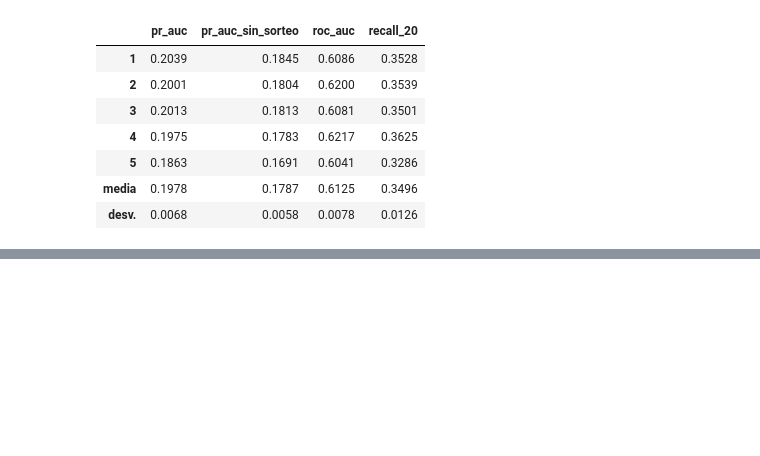
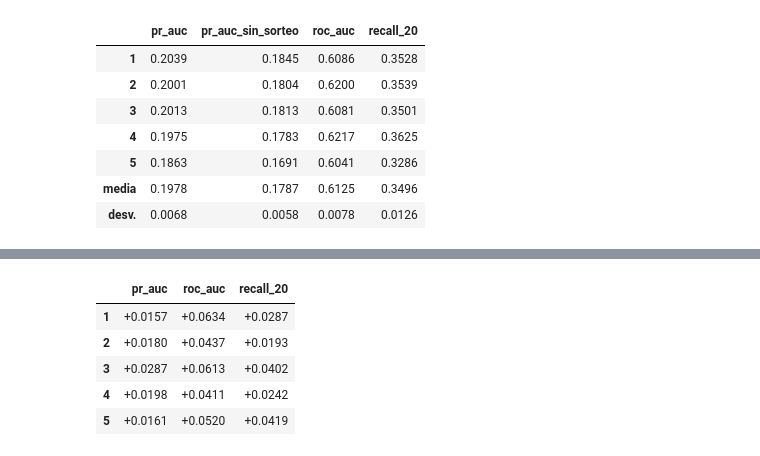
Before and after one commit to diieeguiitooo/readmision_diabetes_model, a Jupyter notebook: notebooks/01_modelo_referencia.ipynb, the cells around one changed output, grey strips where cells are left out. Drawn from its saved outputs; the diff is of its cells as text; code cells hidden in the pictures; blank space fills up the shorter version.

```diff
--- a/notebooks/01_modelo_referencia.ipynb
+++ b/notebooks/01_modelo_referencia.ipynb
@@ -367,0 +478,12 @@ El listón para la regresión logística del apartado 5 queda en PR-AUC 0,1978,
+# %%
+# Logística menos regla, pliegue a pliegue: la vuelta 1 de las dos tablas es el mismo grupo de
+# ingresos, porque las dos usan divisor. Un valor positivo es que la logística gana
+diferencias = resultados_lr[['pr_auc', 'roc_auc', 'recall_20']] - resultados_regla[['pr_auc', 'roc_auc', 'recall_20']]
+display(diferencias.style.format('{:+.4f}'))
+# %% [output]
+|  | pr_auc | roc_auc | recall_20 |
+| 1 | +0.0157 | +0.0634 | +0.0287 |
+| 2 | +0.0180 | +0.0437 | +0.0193 |
+| 3 | +0.0287 | +0.0613 | +0.0402 |
+| 4 | +0.0198 | +0.0411 | +0.0242 |
+| 5 | +0.0161 | +0.0520 | +0.0419 |
```
Also changed, not shown: parts of 8 cells of this notebook.
